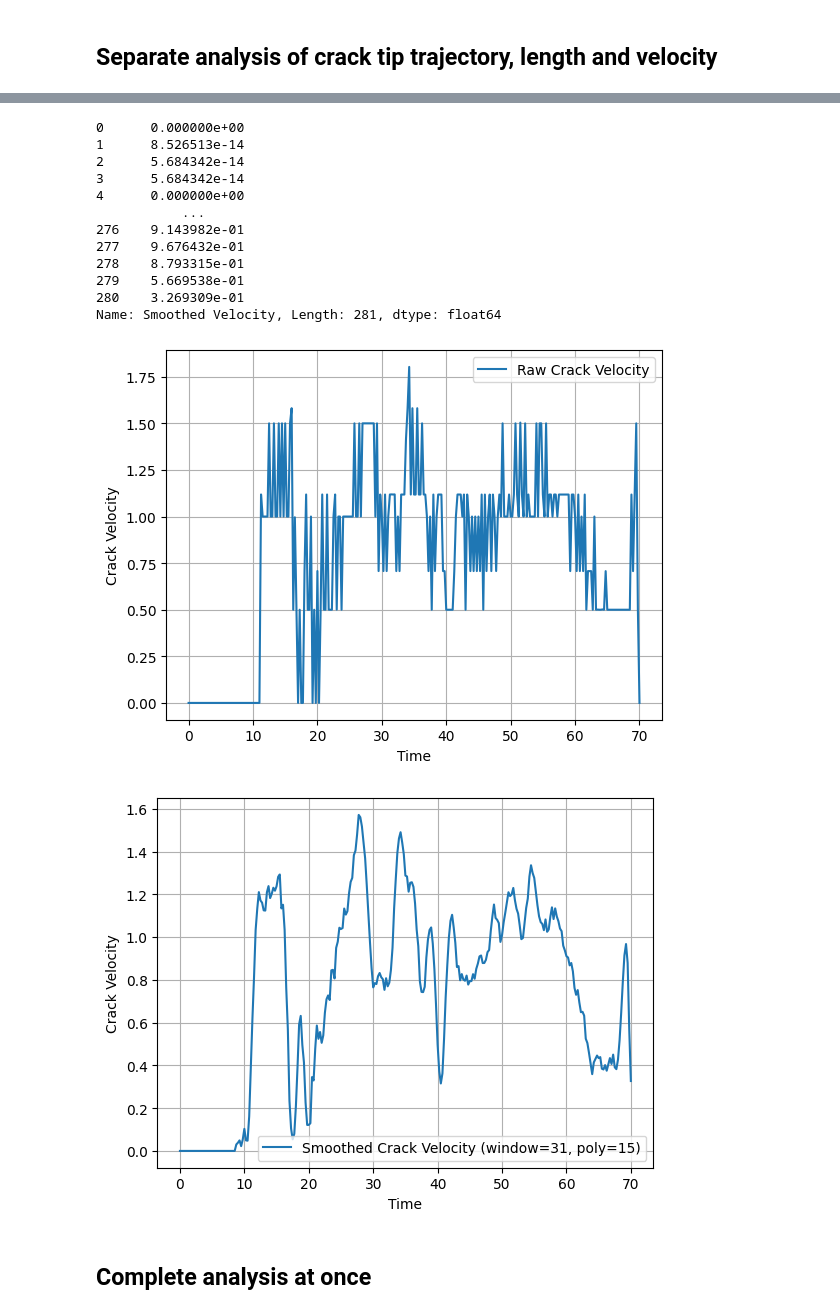
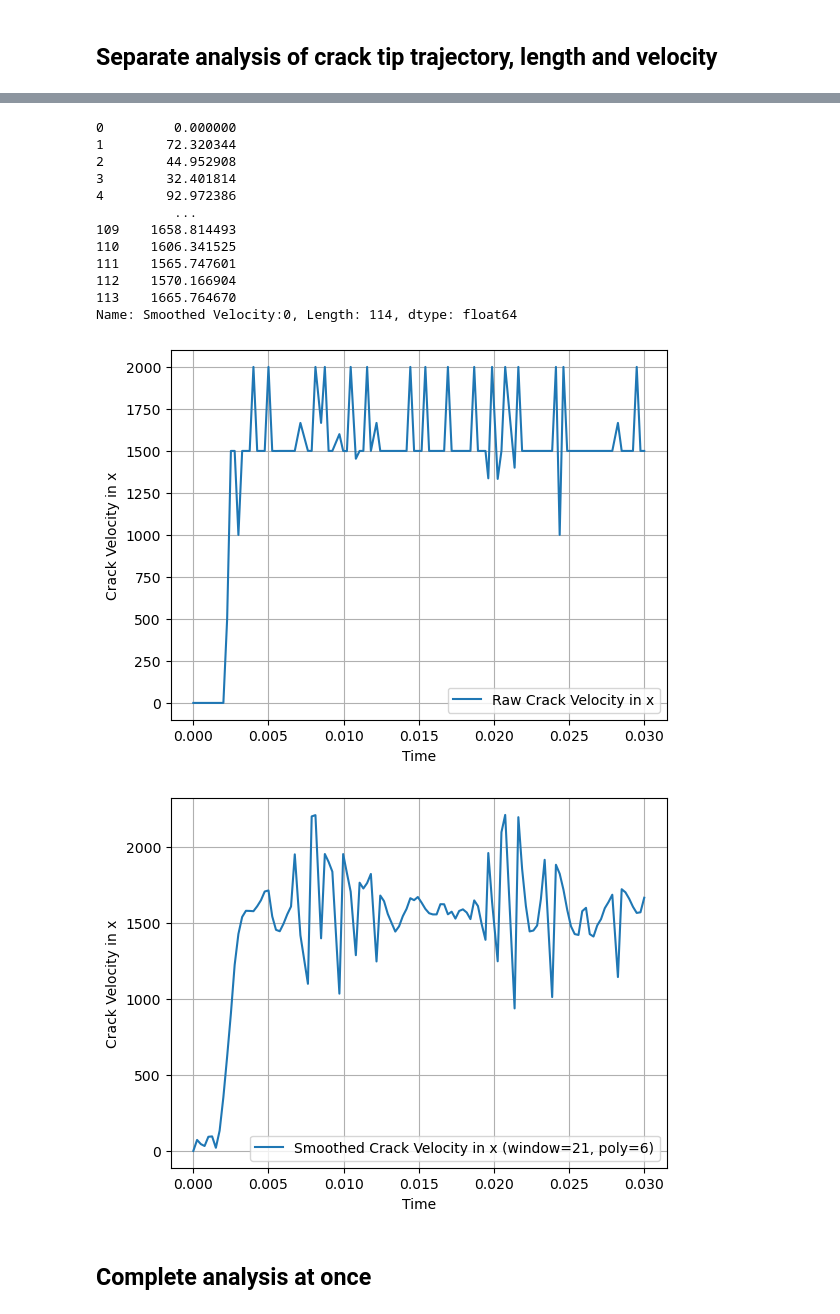
Before and after one commit to lyyc199586/cm-vis, a Jupyter notebook: examples/crack_tip_analysis.ipynb, the cells around one changed output, grey strips where cells are left out. Cells and saved outputs as stored; diff of their text form; code cells hidden in the pictures.

```diff
--- a/examples/crack_tip_analysis.ipynb
+++ b/examples/crack_tip_analysis.ipynb
@@ -16,7 +20,7 @@ example csv input:
 # %%
 from cm_vis.fem.cracktip import CrackTipAnalyzer
 
-analyzer = CrackTipAnalyzer("../data/tip/coh_p1_l0.625_tip.csv")
+analyzer = CrackTipAnalyzer("sample_data/sample_crack_tip_data.csv")
 analyzer.set_savgol_params(window_length=21, poly_order=6)
 analyzer.plot_trajectory()
 analyzer.calc_smooth_trajectory(plot=True)
@@ -57,18 +61,18 @@ Name: Smoothed Length, Length: 281, dtype: float64
 # %%
-analyzer.calc_crack_velocity(plot=True)
-analyzer.calc_crack_velocity(use_smoothed=True, plot=True)
+analyzer.calc_crack_velocity(0, plot=True)
+analyzer.calc_crack_velocity(0, use_smoothed=True, plot=True)
 # %% [output]
-0      0.000000e+00
-1      8.526513e-14
-2      5.684342e-14
-3      5.684342e-14
-4      0.000000e+00
-           ...
-276    9.143982e-01
-277    9.676432e-01
-278    8.793315e-01
-279    5.669538e-01
-280    3.269309e-01
-Name: Smoothed Velocity, Length: 281, dtype: float64
+0         0.000000
+1        72.320344
+2        44.952908
+3        32.401814
+4        92.972386
+          ...
+109    1658.814493
+110    1606.341525
+111    1565.747601
+112    1570.166904
+113    1665.764670
+Name: Smoothed Velocity:0, Length: 114, dtype: float64
-[figure, old version]
+[figure, new version]
-[figure, old version]
+[figure, new version]
```
Also changed, not shown: parts of 5 cells of this notebook, 3 other files.
